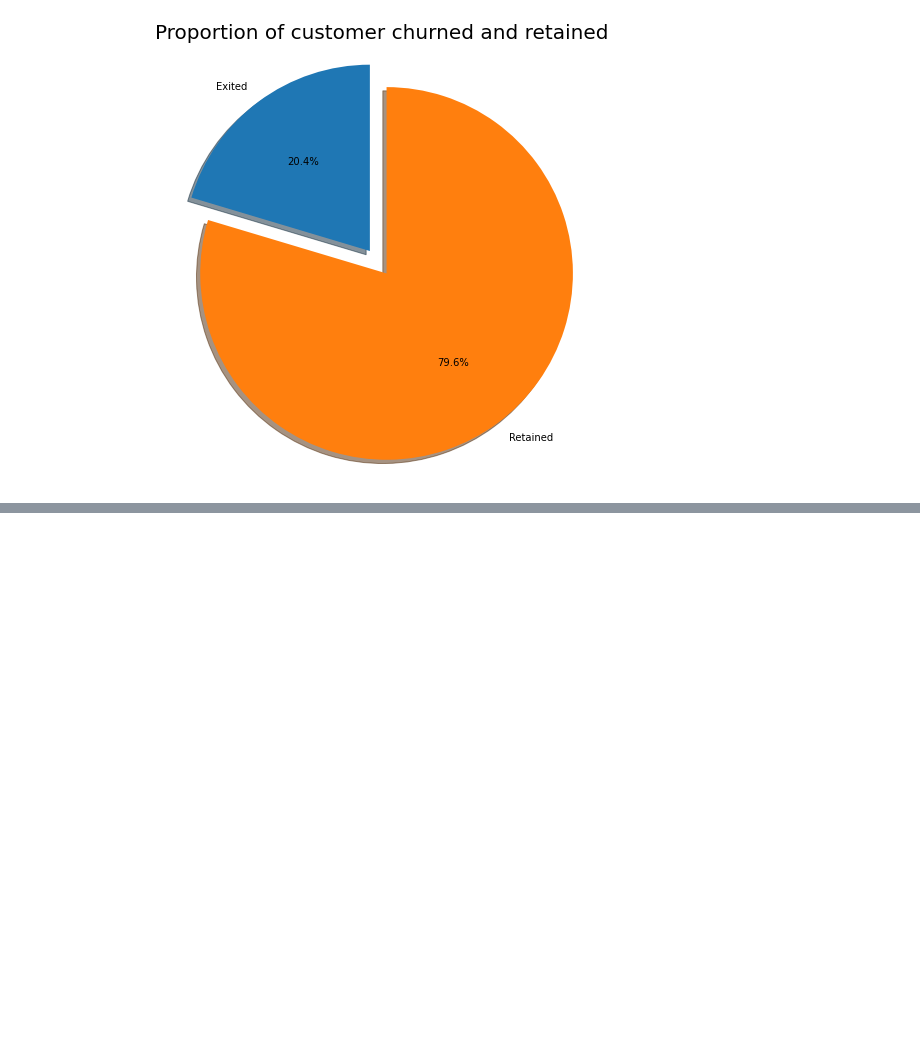
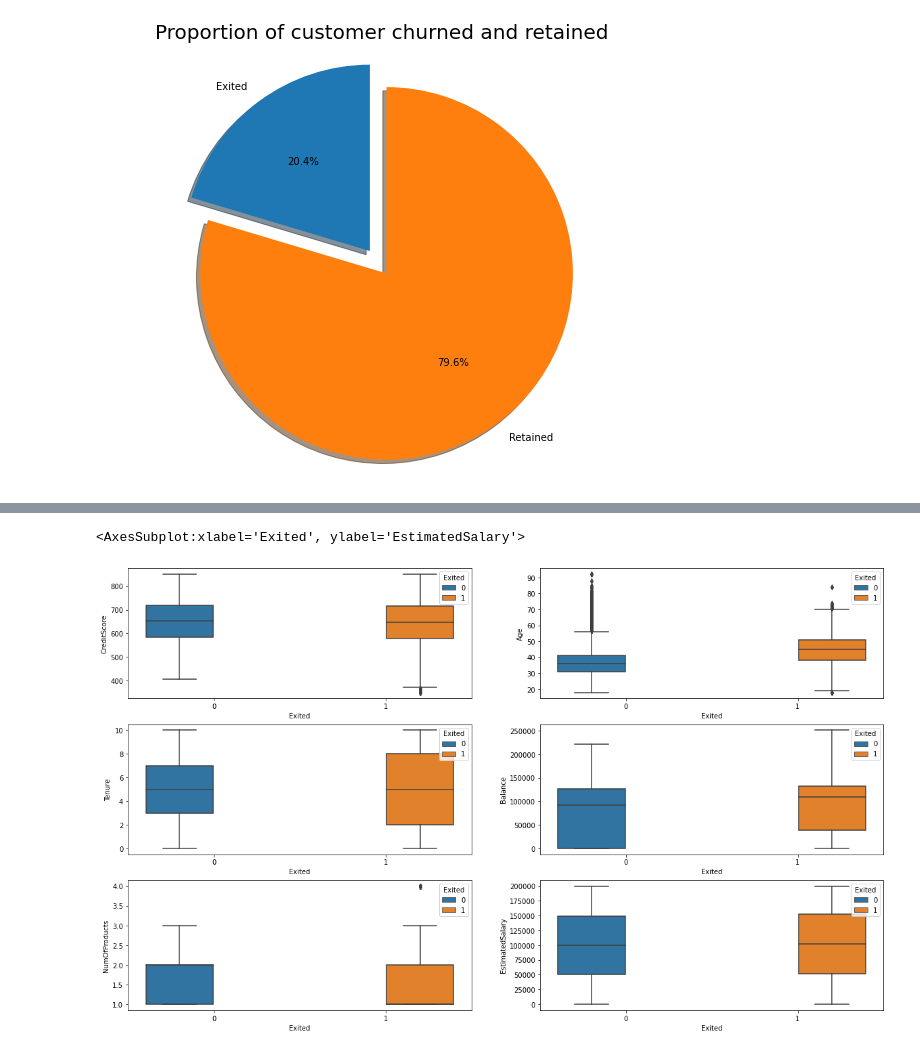
Before and after one commit to gaoqian310/Bank_Churn_Prediction, a Jupyter notebook: Churn_Prediction.ipynb, the cells around one changed output, grey strips where cells are left out. Drawn from its saved outputs; the diff is of its cells as text; code cells hidden in the pictures; blank space fills up the shorter version.

Commit message:
new feature on credit Score

```diff
--- a/Churn_Prediction.ipynb
+++ b/Churn_Prediction.ipynb
@@ -109,0 +127,12 @@ plt.show()
+# %%
+# Relations based on the continuous data attributes
+fig, axarr = plt.subplots(3, 2, figsize=(20, 12))
+sns.boxplot(y='CreditScore',x = 'Exited', hue = 'Exited',data = df, ax=axarr[0][0])
+sns.boxplot(y='Age',x = 'Exited', hue = 'Exited',data = df , ax=axarr[0][1])
+sns.boxplot(y='Tenure',x = 'Exited', hue = 'Exited',data = df, ax=axarr[1][0])
+sns.boxplot(y='Balance',x = 'Exited', hue = 'Exited',data = df, ax=axarr[1][1])
+sns.boxplot(y='NumOfProducts',x = 'Exited', hue = 'Exited',data = df, ax=axarr[2][0])
+sns.boxplot(y='EstimatedSalary',x = 'Exited', hue = 'Exited',data = df, ax=axarr[2][1])
+# %% [output]
+<AxesSubplot:xlabel='Exited', ylabel='EstimatedSalary'>
+[figure, added]
```
Also changed, not shown: parts of 15 cells of this notebook.
